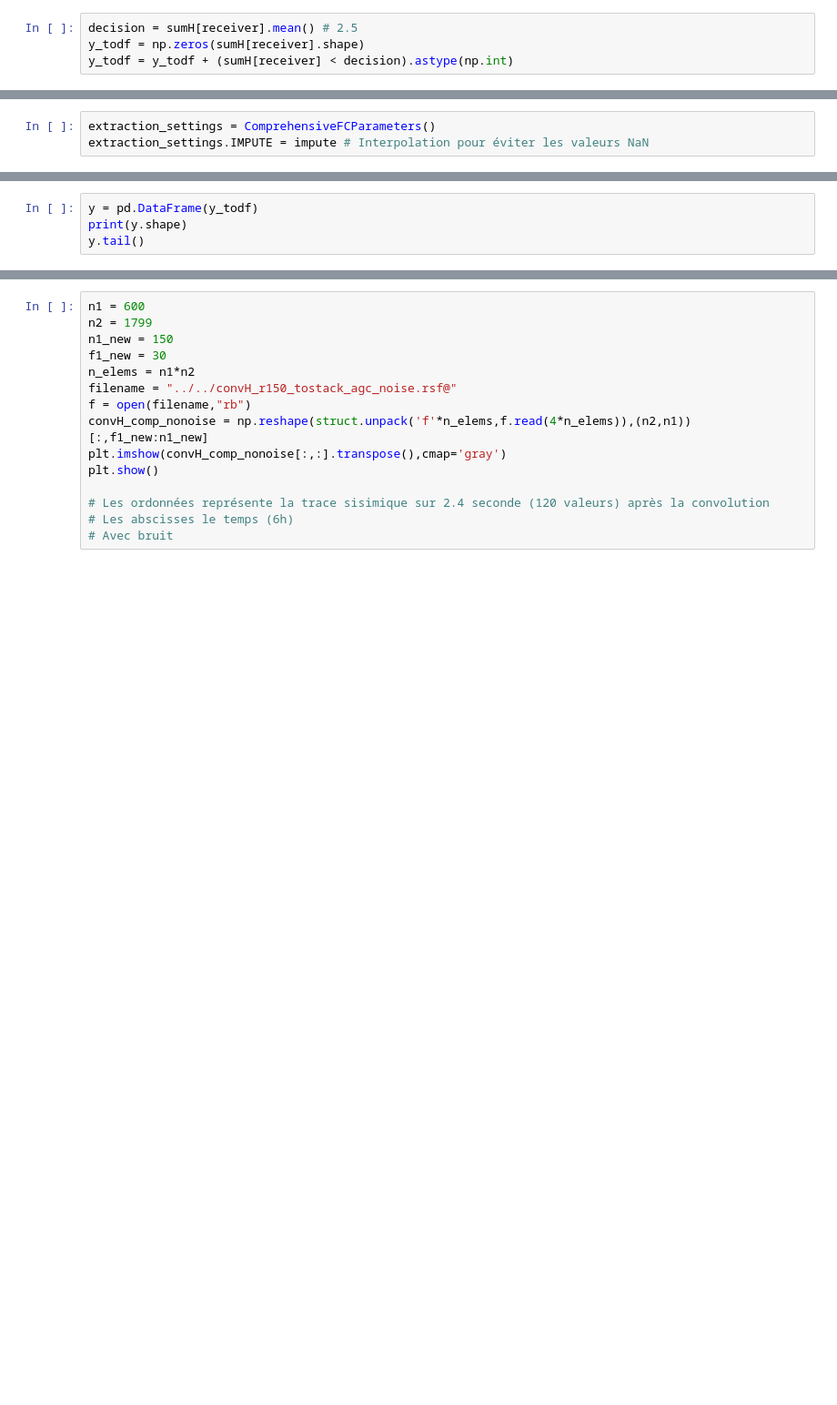
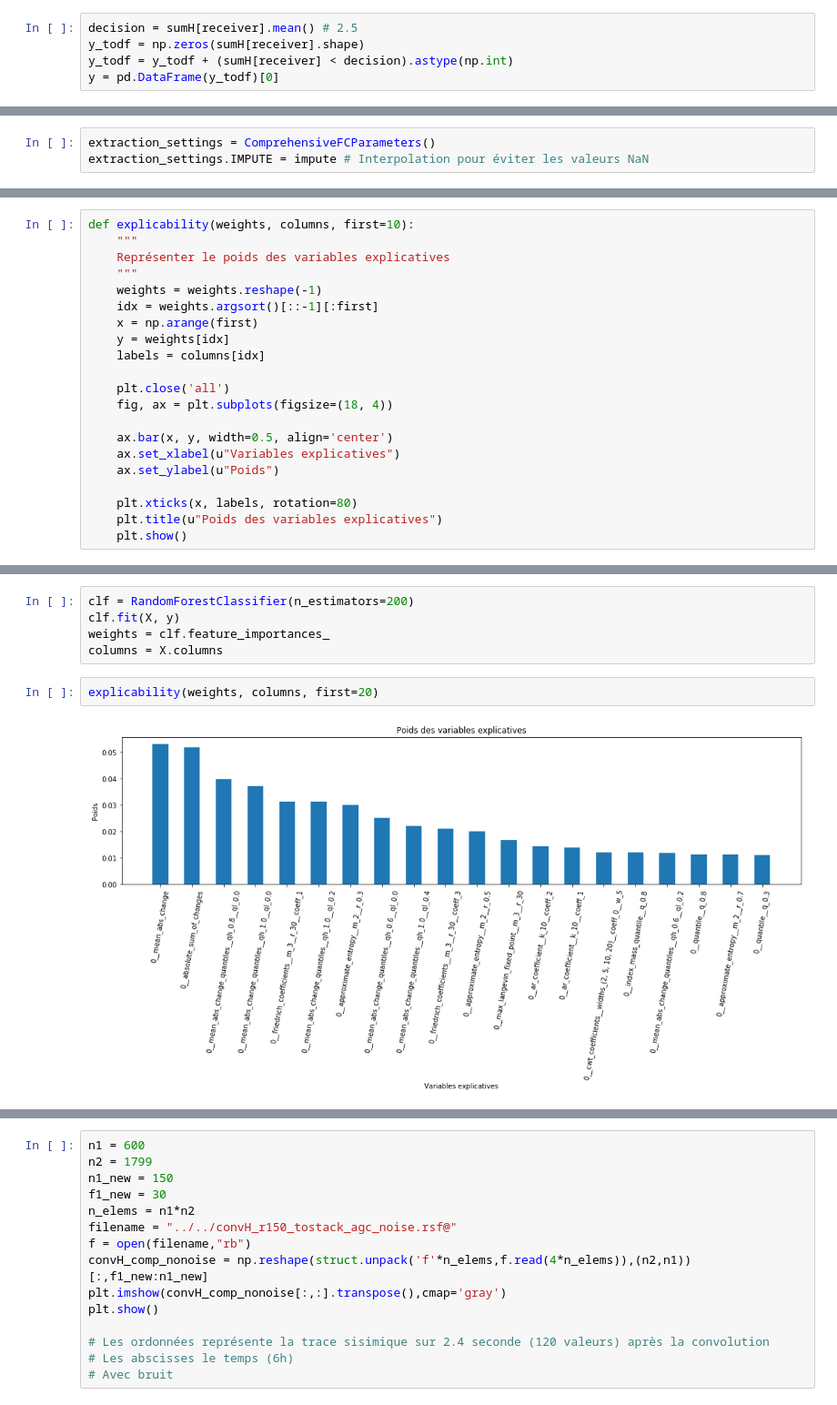
Before and after one commit to Alumet/Hackathon-subsurface, a Jupyter notebook: Détection des sources sismiques.ipynb, the cells around one changed output, grey strips where cells are left out. Shown at 91% size. Cells and saved outputs as stored; diff of their text form; blank space fills up the shorter version.

Commit message:
Modèles, mesure de précision et variables explicatives principales

```diff
--- a/Détection des sources sismiques.ipynb
+++ b/Détection des sources sismiques.ipynb
@@ -116,4 +124,5 @@ plt.show()
 decision = sumH[receiver].mean() # 2.5
 y_todf = np.zeros(sumH[receiver].shape)
 y_todf = y_todf + (sumH[receiver] < decision).astype(np.int)
+y = pd.DataFrame(y_todf)[0]
 # %%
@@ -168,4 +137,0 @@ Wall time: 10 s
-# %%
-y = pd.DataFrame(y_todf)
-print(y.shape)
-y.tail()
@@ -349,0 +220,21 @@ print(y[65:75])
+# %%
+def explicability(weights, columns, first=10):
+    """
+    Représenter le poids des variables explicatives
+    """
+    weights = weights.reshape(-1)
+    idx = weights.argsort()[::-1][:first]
+    x = np.arange(first)
+    y = weights[idx]
+    labels = columns[idx]
+
+    plt.close('all')
+    fig, ax = plt.subplots(figsize=(18, 4))
+
+    ax.bar(x, y, width=0.5, align='center')
+    ax.set_xlabel(u"Variables explicatives")
+    ax.set_ylabel(u"Poids")
+
+    plt.xticks(x, labels, rotation=80)
+    plt.title(u"Poids des variables explicatives")
+    plt.show()
@@ -349,0 +330,9 @@ print(y[65:75])
+# %%
+clf = RandomForestClassifier(n_estimators=200)
+clf.fit(X, y)
+weights = clf.feature_importances_
+columns = X.columns
+# %%
+explicability(weights, columns, first=20)
+# %% [output]
+[figure, added]
```
Also changed, not shown: parts of 47 cells of this notebook.
